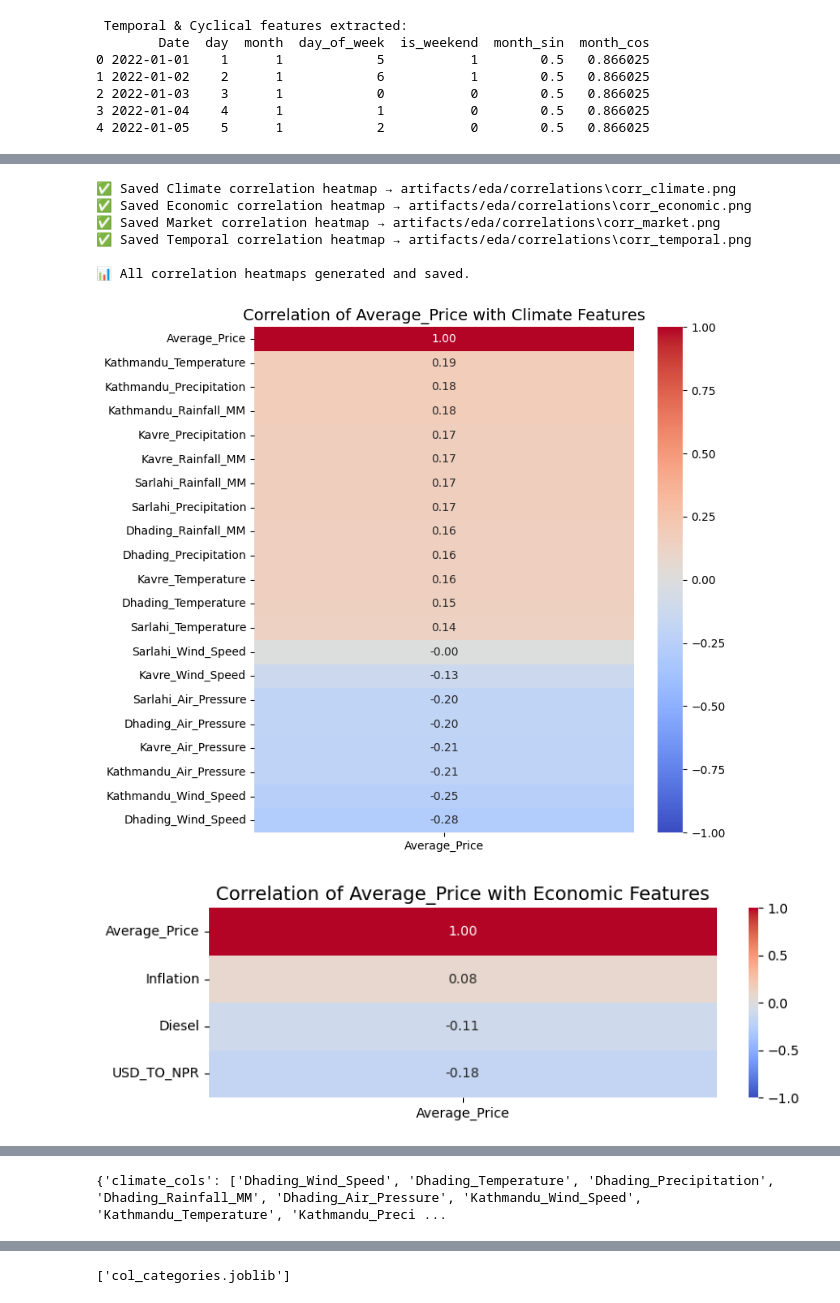
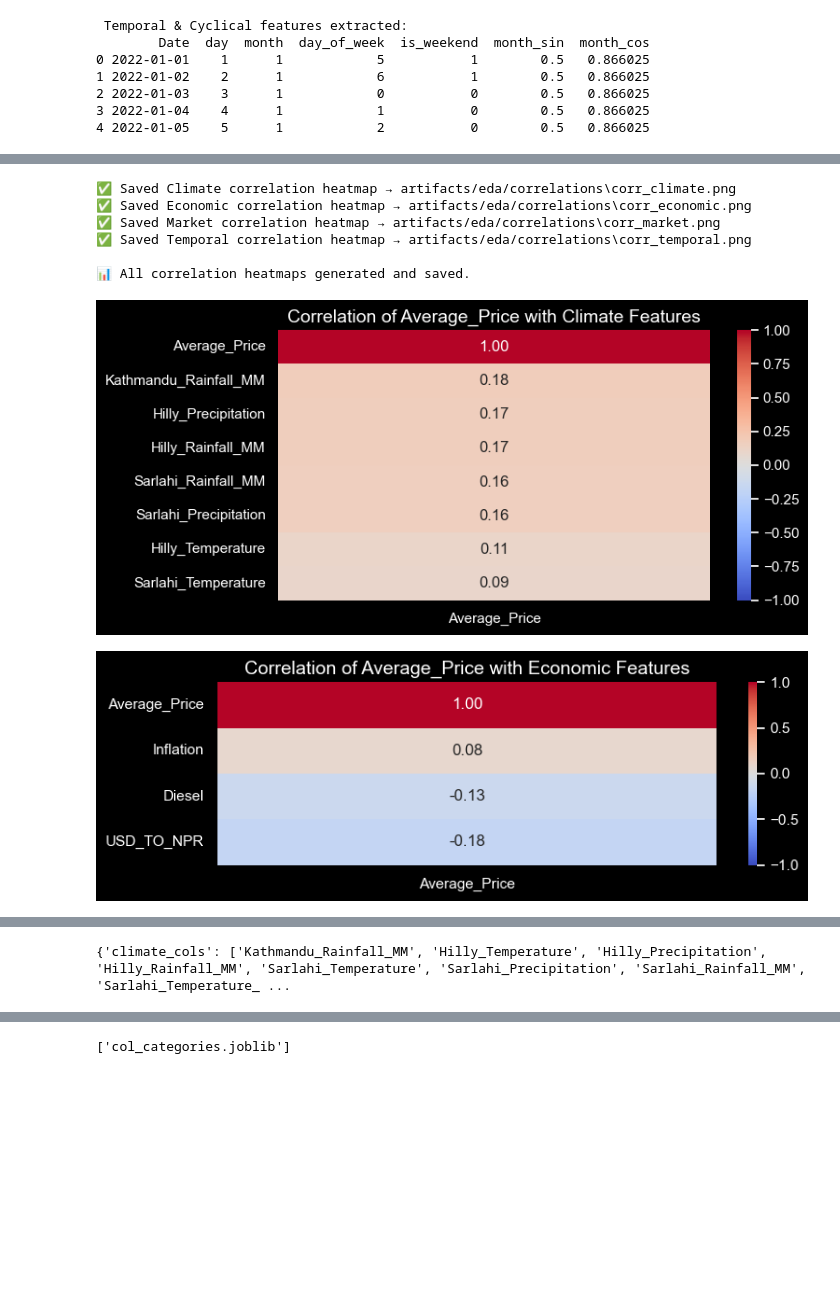
Before and after one commit to Samir4456/Tomato-Price-Predication, a Jupyter notebook: load_and_clean.ipynb, the cells around one changed output, grey strips where cells are left out. Drawn from its saved outputs; the diff is of its cells as text; code cells hidden in the pictures; blank space fills up the shorter version.

Commit message:
added festivals and removed some columns

```diff
--- a/load_and_clean.ipynb
+++ b/load_and_clean.ipynb
@@ -63,0 +83,4 @@ df = pd.read_csv(data_path)
+# %%
+df["Hilly_Temperature"] = df[["Dhading_Temperature", "Kavre_Temperature"]].mean(axis=1)
+df["Hilly_Precipitation"] = df[["Dhading_Precipitation", "Kavre_Precipitation"]].mean(axis=1)
+df["Hilly_Rainfall_MM"] = df[["Dhading_Rainfall_MM", "Kavre_Rainfall_MM"]].mean(axis=1)
@@ -83,0 +120,2 @@ df.loc[df['Average_Price'].isin(smallest_values)]
+# %%
+df.columns = df.columns.str.strip().str.replace(' ', '_').str.replace('-', '_')
@@ -144,6 +421,7 @@ dtype: int64
 # Handle missing values (simple strategy)
 # df = df.fillna(method="ffill").fillna(method="bfill")
 df['Supply_Volume'] = df['Supply_Volume'].interpolate(method='linear')
+df['Supply_Volume'] = df['Supply_Volume'].ffill().bfill()
 
 # Remove duplicates if any
 df = df.drop_duplicates()
@@ -278,28 +584,26 @@ if "imported_tomato_price" in df.columns:
         plt.show()
         save_fig(fig, f"price_vs_{season}")
 # %%
-if not np.issubdtype(df['Date'].dtype, np.datetime64):
-    df['Date'] = pd.to_datetime(df['Date'], errors='coerce')
+# if not np.issubdtype(df['Date'].dtype, np.datetime64):
+#     df['Date'] = pd.to_datetime(df['Date'], errors='coerce')
 
-# Drop rows where date parsing failed
-df = df.dropna(subset=['Date']).reset_index(drop=True)
+# # --- Temporal Decomposition ---
+df['day'] = df.index.day
+df['month'] = df.index.month
+df['day_of_week'] = df.index.dayofweek  # Monday=0, Sunday=6
+df['is_weekend'] = df.index.dayofweek.isin([5, 6]).astype(int)
 
-# --- Temporal Decomposition ---
-df['day'] = df['Date'].dt.day
-df['month'] = df['Date'].dt.month
-df['day_of_week'] = df['Date'].dt.dayofweek  # 0 = Monday, 6 = Sunday
-df['is_weekend'] = df['day_of_week'].isin([5, 6]).astype(int)
-
-
-# Monthly (annual) pattern
+# Cyclical (sin/cos) features
 df['month_sin'] = np.sin(2 * np.pi * df['month'] / 12)
 df['month_cos'] = np.cos(2 * np.pi * df['month'] / 12)
 
-col_categories["temporal_cols"].extend(['Date', 'day', 'month', 'day_of_week', 'is_weekend', 'month_sin', 'month_cos'])
+df.index.name='Date'
+df.reset_index(inplace=True)
+
+col_categories["temporal_cols"].extend(['Date','day', 'month', 'day_of_week', 'is_weekend', 'month_sin', 'month_cos'])
 
 print("\n Temporal & Cyclical features extracted:")
-print(df[['Date', 'day', 'month', 'day_of_week', 'is_weekend',
-          'month_sin', 'month_cos']].head())
+print(df[['Date','day', 'month', 'day_of_week', 'is_weekend', 'month_sin', 'month_cos']].head())
 # %% [output]
  Temporal & Cyclical features extracted:
         Date  day  month  day_of_week  is_weekend  month_sin  month_cos
@@ -442,33 +731,33 @@ def plot_and_save_corr(df, cols, title, save_dir="artifacts/eda/correlations"):
     plt.figure(figsize=(8, len(cols) * 0.25 + 2))
     sns.heatmap(
         corr[['Average_Price']].sort_values(by='Average_Price', ascending=False),
         annot=True, cmap='coolwarm', vmin=-1, vmax=1, fmt=".2f"
     )
     plt.title(f'Correlation of Average_Price with {title} Features', fontsize=14)
     plt.tight_layout()
 
     # Save plot
     save_path = os.path.join(save_dir, f"corr_{title.lower()}.png")
     plt.savefig(save_path, dpi=300, bbox_inches='tight')
     plt.plot()
     # plt.close()
 
     print(f"✅ Saved {title} correlation heatmap → {save_path}")
 
 # ============================================================
 # ✅ Generate and Save Correlation Plots
 # ============================================================
 for category_name, columns in col_categories.items():
-    plot_and_save_corr(df_with_lag_roll, columns, category_name.replace('_cols', '').capitalize())
+    plot_and_save_corr(df, columns, category_name.replace('_cols', '').capitalize())
 
 
 print("\n📊 All correlation heatmaps generated and saved.")
 # %% [output]
 ✅ Saved Climate correlation heatmap → artifacts/eda/correlations\corr_climate.png
 ✅ Saved Economic correlation heatmap → artifacts/eda/correlations\corr_economic.png
 ✅ Saved Market correlation heatmap → artifacts/eda/correlations\corr_market.png
 ✅ Saved Temporal correlation heatmap → artifacts/eda/correlations\corr_temporal.png
 
 📊 All correlation heatmaps generated and saved.
-[figure, old version]
+[figure, new version]
-[figure, old version]
+[figure, new version]
@@ -477,7 +766,7 @@ print("\n📊 All correlation heatmaps generated and saved.")
 # %%
-print(col_categories)
+# print(col_categories)
 # %% [output]
-{'climate_cols': ['Dhading_Wind_Speed', 'Dhading_Temperature', 'Dhading_Precipitation', 'Dhading_Rainfall_MM', 'Dhading_Air_Pressure', 'Kathmandu_Wind_Speed', 'Kathmandu_Temperature', 'Kathmandu_Preci ...
+{'climate_cols': ['Kathmandu_Rainfall_MM', 'Hilly_Temperature', 'Hilly_Precipitation', 'Hilly_Rainfall_MM', 'Sarlahi_Temperature', 'Sarlahi_Precipitation', 'Sarlahi_Rainfall_MM', 'Sarlahi_Temperature_ ...
 # %%
 print(col_categories_no_lag)
 # %% [output]
```
Also changed, not shown: parts of 32 cells of this notebook.
